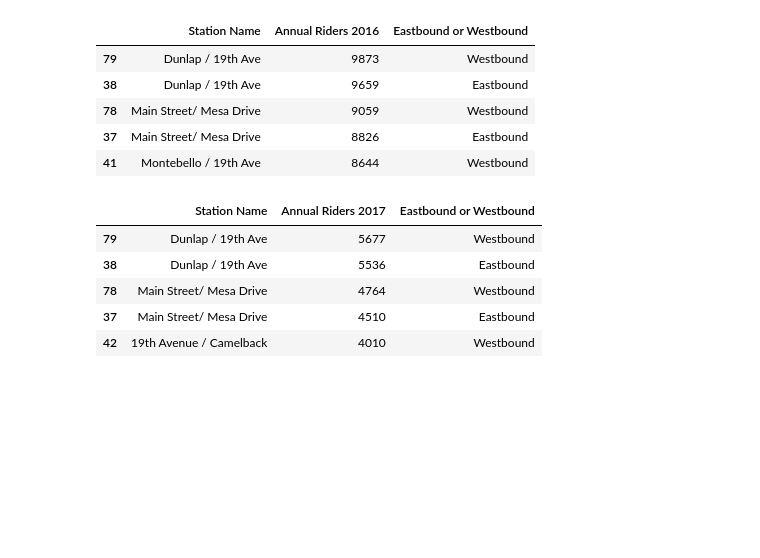
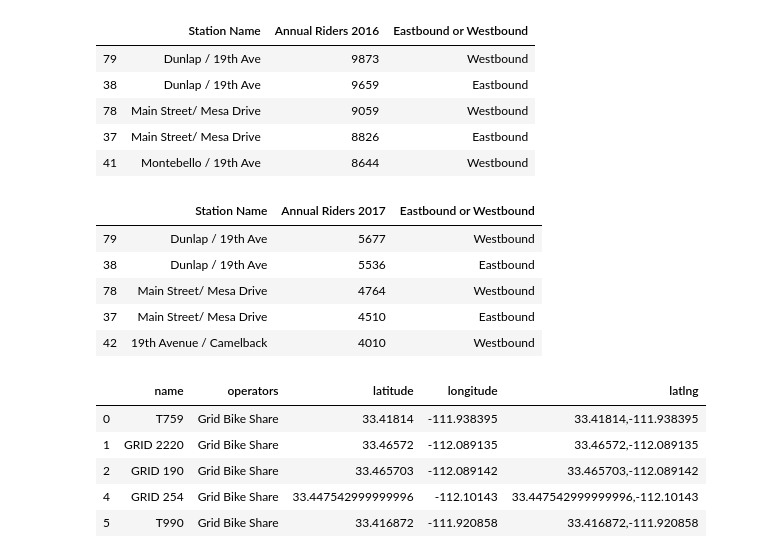
Before and after one commit to Sephka/Project1, a Jupyter notebook: Project_Folder/Project_1_v1.ipynb, the cells around one changed output. Drawn from its saved outputs; the diff is of its cells as text; code cells hidden in the pictures; blank space fills up the shorter version.

```diff
--- a/Project_Folder/Project_1_v1.ipynb
+++ b/Project_Folder/Project_1_v1.ipynb
@@ -247,39 +248,61 @@ annual_riders_17_df.nlargest(5, 'Annual Riders 2017')
 # Getting data from API, turning into json file
 url = "https://municipal.systems/v1/places/az/dataTypes/shared-vehicle/data?key=f867b00f-7408-4c88-bd4d-ad4ef582b20c"
 response2 = requests.get(url).json()
+
 # Creating a .txt file to be read into a dataframe
 with open('bike_data.txt', 'w') as outfile2:
   json.dump(response2, outfile2)
 with open('bike_data.txt') as bike_file:
   dict_bike = json.load(bike_file)
+
 # Turning json file into a readable dataframe
 bike_data = pd.DataFrame.from_dict(json_normalize(dict_bike['results']), orient='columns')
 bike_data.head()
+
 # Creating editable dataframe, formatting column names
 bike_data_df = bike_data
 bike_data_df.columns = bike_data_df.columns.str.strip().str.lower().str.replace('data.','')
+
 # Dropping unnecessary columns
 bike_data_df = bike_data_df[['name','geometry.coordinates','operators',]]
+
 # Removing brackets from operators values, then dropping JUMP LA rows
+
 # Inserting error removal, the below .loc line provides a "warning" that is
 # a false positive, the data is still correct and what we are looking for
 # See http://pandas.pydata.org/pandas-docs/stable/user_guide/indexing.html#returning-a-view-versus-a-copy
 # and https://stackoverflow.com/questions/20625582/how-to-deal-with-settingwithcopywarning-in-pandas
 # For further information
 pd.options.mode.chained_assignment = None  # default='warn'
 bike_data_df.loc[:,'operators'] = bike_data_df['operators'].str.get(0)
 bike_data_df = bike_data_df[bike_data_df.operators != 'JUMP LA']
+
 # Removing brackets from geometry.coordinates, splitting into lat/lon columns
 bike_data_df['coordinates'] = bike_data_df['geometry.coordinates'].astype(str).str.replace('\[|\]','')
+
 # # # Creating lat/lon lists
 lat = []
 lon = []
 for row in bike_data_df['coordinates']:
-   lat.append(row.split(',')[0])
-   lon.append(row.split(',')[1])
+   lat.append(row.split(',')[1])
+   lon.append(row.split(',')[0])
+
 # appending lat and lon data to new columns in dataframe
 bike_data_df['latitude'] = lat
 bike_data_df['longitude'] = lon
+
 # # Dropping unnecessary columns
 bike_data_df = bike_data_df[['name','operators','latitude','longitude']]
+
+# Creating new column with combined lat/lon for future reverse geocode call
+bike_data_df['latlng'] = bike_data_df.apply(lambda row: '{},{}'.format(row['latitude'], row['longitude']), axis=1)
+bike_data_df['latlng'] = bike_data_df['latlng'].str.strip()
+
 bike_data_df.head()
+# %% [output]
+|  | name | operators | latitude | longitude | latlng |
+| 0 | T759 | Grid Bike Share | 33.41814 | -111.938395 | 33.41814,-111.938395 |
+| 1 | GRID 2220 | Grid Bike Share | 33.46572 | -112.089135 | 33.46572,-112.089135 |
+| 2 | GRID 190 | Grid Bike Share | 33.465703 | -112.089142 | 33.465703,-112.089142 |
+| 4 | GRID 254 | Grid Bike Share | 33.447542999999996 | -112.10143 | 33.447542999999996,-112.10143 |
+| 5 | T990 | Grid Bike Share | 33.416872 | -111.920858 | 33.416872,-111.920858 |
```
Also changed, not shown: parts of 5 cells of this notebook, 3 other files.
